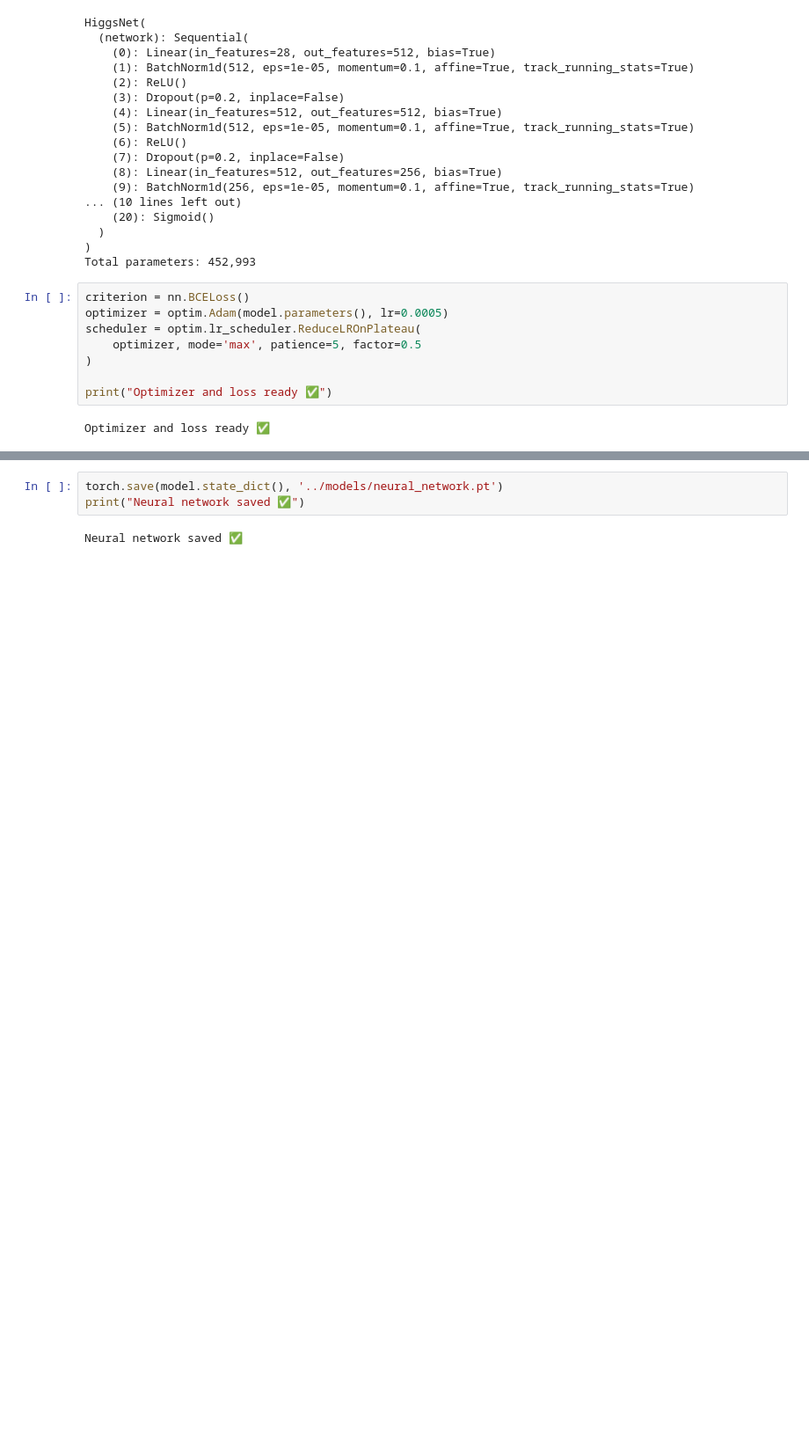
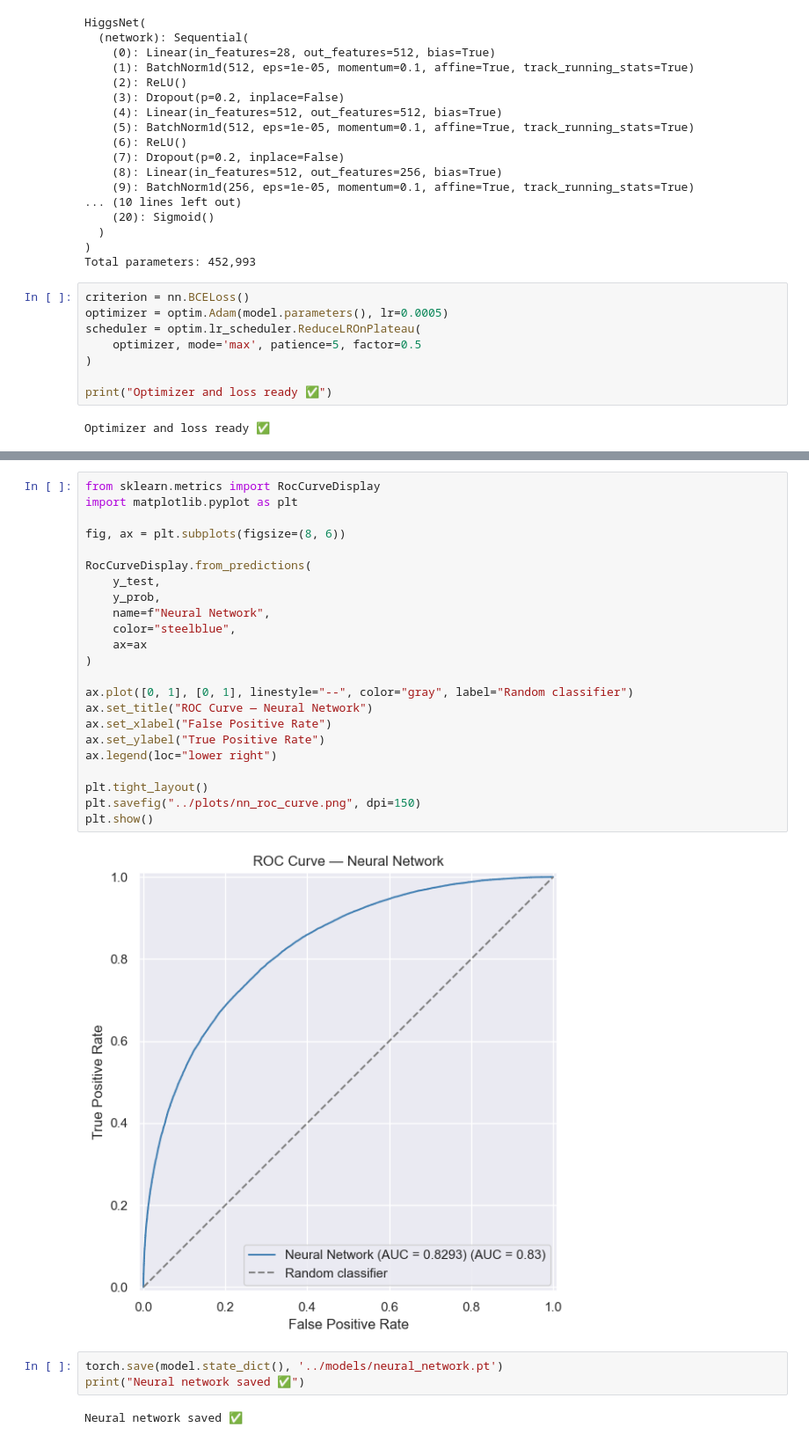
Before and after one commit to NuneGharibyan/higgs-boson-classification, a Jupyter notebook: notebooks/04_neural_network.ipynb, the cells around one changed output, grey strips where cells are left out. Shown at 88% size. Cells and saved outputs as stored; diff of their text form; blank space fills up the shorter version.

Commit message:
feat(nn): add roc curve for nn

```diff
--- a/notebooks/04_neural_network.ipynb
+++ b/notebooks/04_neural_network.ipynb
@@ -215,4 +215,29 @@ Neural Network
   AUC-ROC  : 0.8293
+# %%
+from sklearn.metrics import RocCurveDisplay
+import matplotlib.pyplot as plt
+
+fig, ax = plt.subplots(figsize=(8, 6))
+
+RocCurveDisplay.from_predictions(
+    y_test,
+    y_prob,
+    name=f"Neural Network",
+    color="steelblue",
+    ax=ax
+)
+
+ax.plot([0, 1], [0, 1], linestyle="--", color="gray", label="Random classifier")
+ax.set_title("ROC Curve — Neural Network")
+ax.set_xlabel("False Positive Rate")
+ax.set_ylabel("True Positive Rate")
+ax.legend(loc="lower right")
+
+plt.tight_layout()
+plt.savefig("../plots/nn_roc_curve.png", dpi=150)
+plt.show()
+# %% [output]
+[figure, added]
 # %%
 torch.save(model.state_dict(), '../models/neural_network.pt')
 print("Neural network saved ✅")
```
Also changed, not shown: parts of 3 cells of this notebook, 2 other files.
